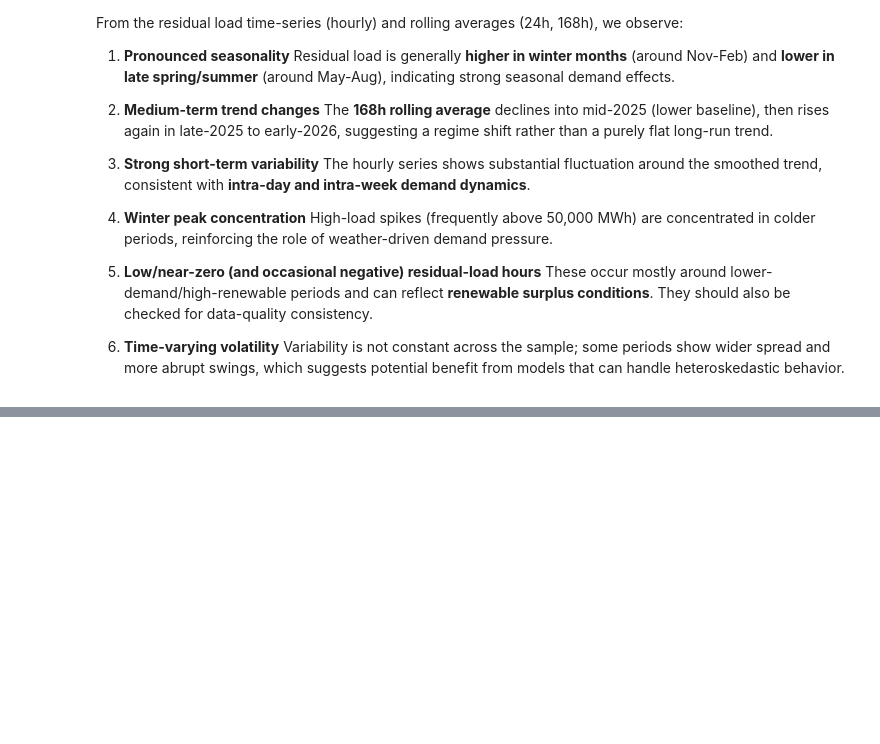
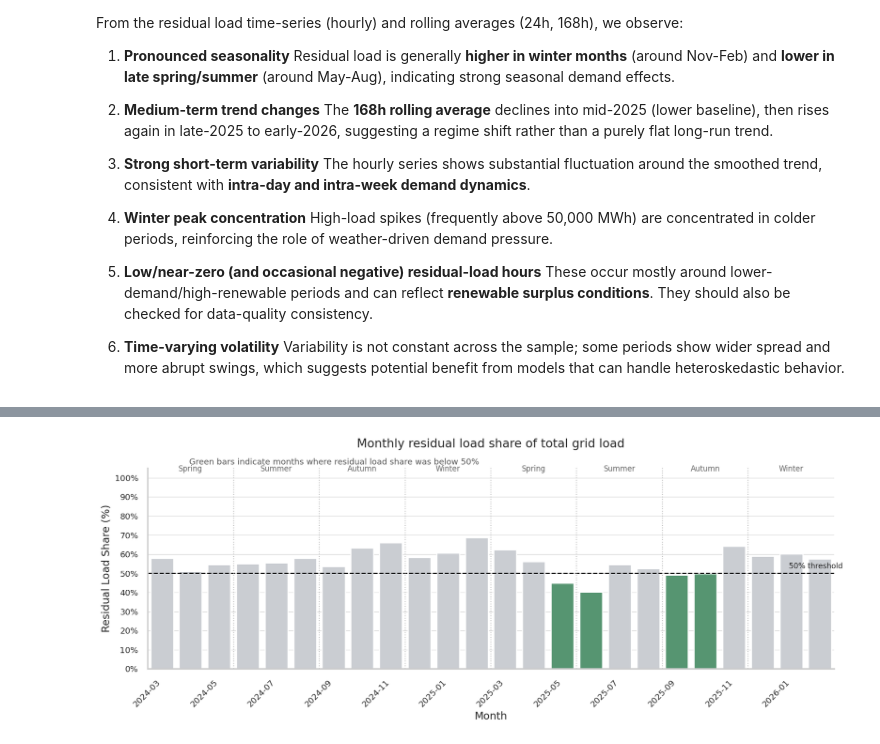
Before and after one commit to nakolkar16/probabilistic-energy-forecasting-ML, a Jupyter notebook: notebooks/01_eda.ipynb, the cells around one changed output, grey strips where cells are left out. Cells and saved outputs as stored; diff of their text form; code cells hidden in the pictures; blank space fills up the shorter version.

```diff
--- a/notebooks/01_eda.ipynb
+++ b/notebooks/01_eda.ipynb
@@ -453,0 +614,59 @@ From the residual load time-series (hourly) and rolling averages (24h, 168h), we
+# %%
+fig, ax = plt.subplots(figsize=(14, 5.5))
+
+sns.barplot(
+    data=df_subset_monthly,
+    x="month_year",
+    y="residual_share_pct",
+    hue="below_50",
+    palette={True: "#4C9F70", False: "#C9CDD3"},
+    dodge=False,
+    legend=False,
+    ax=ax,
+)
+
+# threshold line
+ax.axhline(50, color="black", linestyle="--", linewidth=1.5)
+ax.text(len(df_subset_monthly) - 0.2, 51.5, "50% threshold", ha="right", va="bottom", fontsize=10)
+
+# axes
+ax.set_ylim(0, 105)
+ax.set_ylabel(CANONICAL_TO_LABEL["residual_share_pct"], fontsize=14)
+ax.set_xlabel("Month", fontsize=14)
+ax.set_yticks(range(0, 101, 10))
+ax.set_yticklabels([f"{i}%" for i in range(0, 101, 10)], fontsize=11)
+
+# show every 2nd month only
+xticks = ax.get_xticks()
+xlabels = [lab.get_text() for lab in ax.get_xticklabels()]
+ax.set_xticks(xticks[::2])
+ax.set_xticklabels(xlabels[::2], rotation=45, ha="right", fontsize=11)
+
+# lighter grid
+ax.grid(axis="y", color="#D9D9D9", linewidth=0.8)
+ax.grid(axis="x", visible=False)
+
+# remove extra spines
+ax.spines["top"].set_visible(False)
+ax.spines["right"].set_visible(False)
+
+annotate_seasons(ax, df_subset_monthly, y_position=102.5)
+
+# title + subtitle
+ax.set_title(
+    "Monthly residual load share of total grid load",
+    fontsize=16,
+    pad=28,
+)
+fig.text(
+    0.125,
+    0.89,
+    "Green bars indicate months where residual load share was below 50%",
+    fontsize=11,
+    color="#555555",
+)
+
+plt.tight_layout()
+plt.show()
+# %% [output]
+[figure, added]
```
Also changed, not shown: parts of 15 cells of this notebook, 15 other files.
